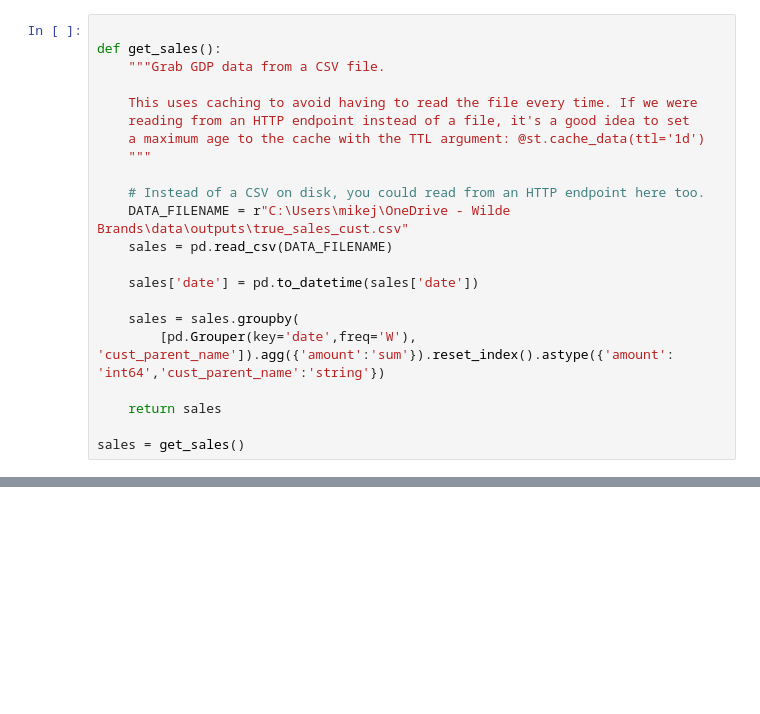
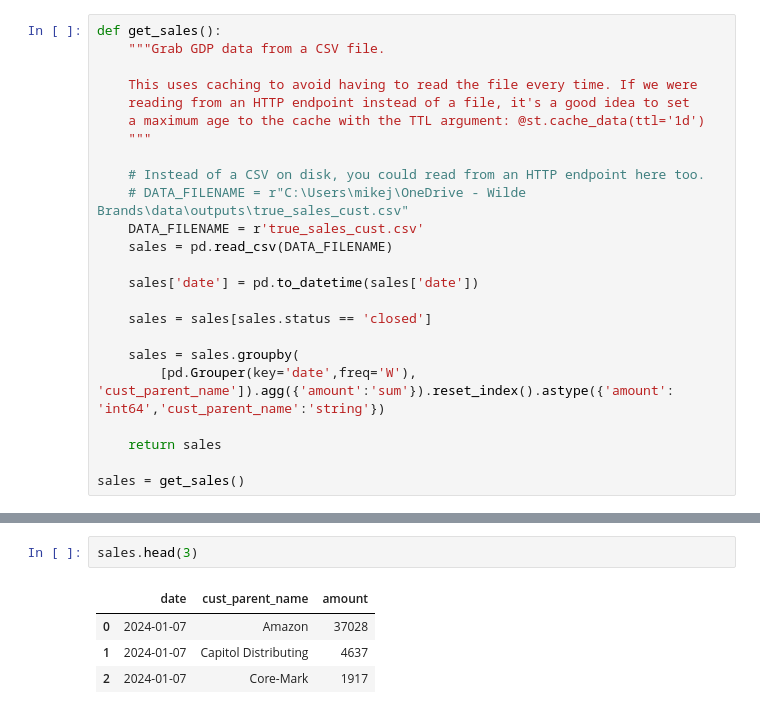
Before and after one commit to mikejackson35/wilde-brands, a Jupyter notebook: get_sales.ipynb, the cells around one changed output, grey strips where cells are left out. Drawn from its saved outputs; the diff is of its cells as text; blank space fills up the shorter version.

```diff
--- a/get_sales.ipynb
+++ b/get_sales.ipynb
@@ -52,7 +50,6 @@ gdp_df = get_gdp_data()
 [interactive output not drawn]
 [interactive output not drawn]
 # %%
-
 def get_sales():
     """Grab GDP data from a CSV file.
 
@@ -62,10 +59,13 @@ def get_sales():
     """
 
     # Instead of a CSV on disk, you could read from an HTTP endpoint here too.
-    DATA_FILENAME = r"C:\Users\mikej\OneDrive - Wilde Brands\data\outputs\true_sales_cust.csv"
+    # DATA_FILENAME = r"C:\Users\mikej\OneDrive - Wilde Brands\data\outputs\true_sales_cust.csv"
+    DATA_FILENAME = r'true_sales_cust.csv'
     sales = pd.read_csv(DATA_FILENAME)
 
     sales['date'] = pd.to_datetime(sales['date'])
+
+    sales = sales[sales.status == 'closed']
 
     sales = sales.groupby(
         [pd.Grouper(key='date',freq='W'), 'cust_parent_name']).agg({'amount':'sum'}).reset_index().astype({'amount': 'int64','cust_parent_name':'string'})
@@ -95,0 +104,7 @@ sales
+# %%
+sales.head(3)
+# %% [output]
+|  | date | cust_parent_name | amount |
+| 0 | 2024-01-07 | Amazon | 37028 |
+| 1 | 2024-01-07 | Capitol Distributing | 4637 |
+| 2 | 2024-01-07 | Core-Mark | 1917 |
```
Also changed, not shown: parts of 11 cells of this notebook, 3 other files.
